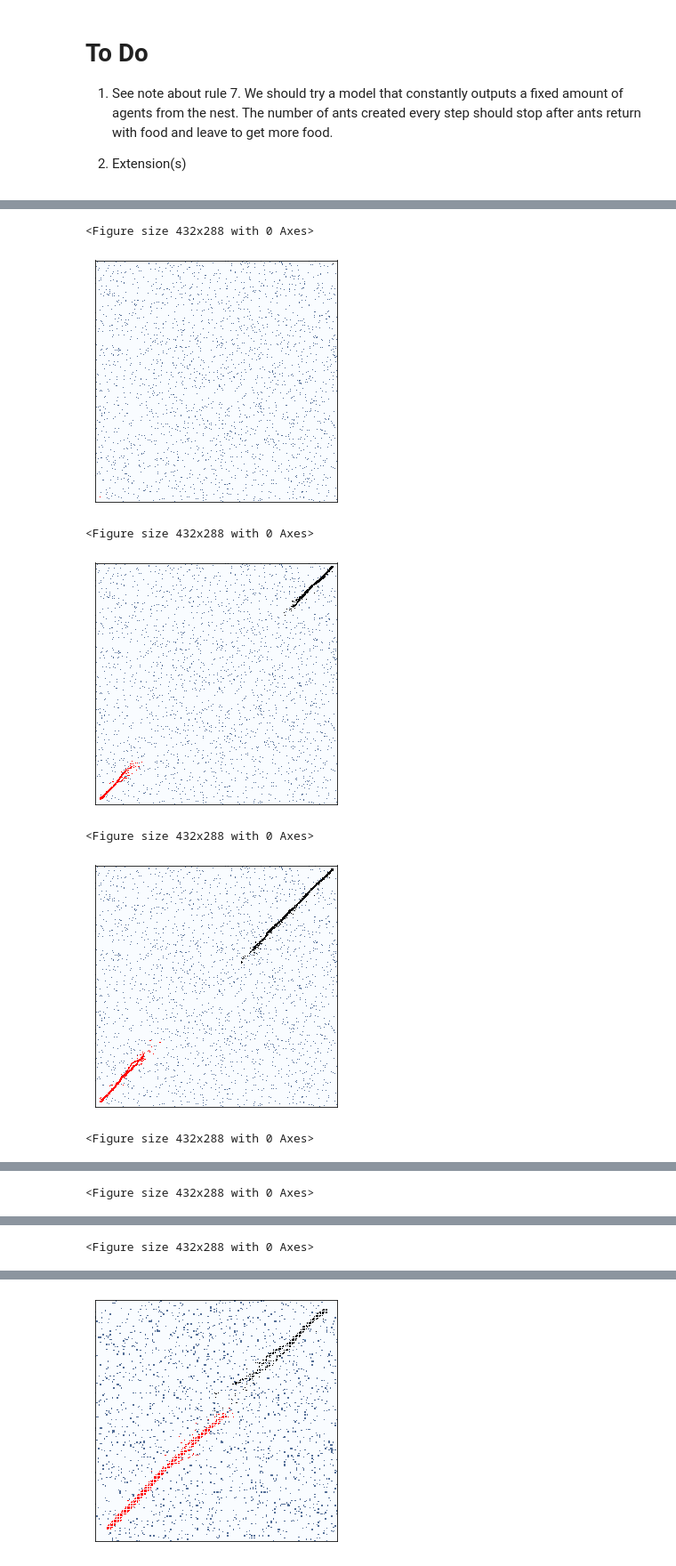
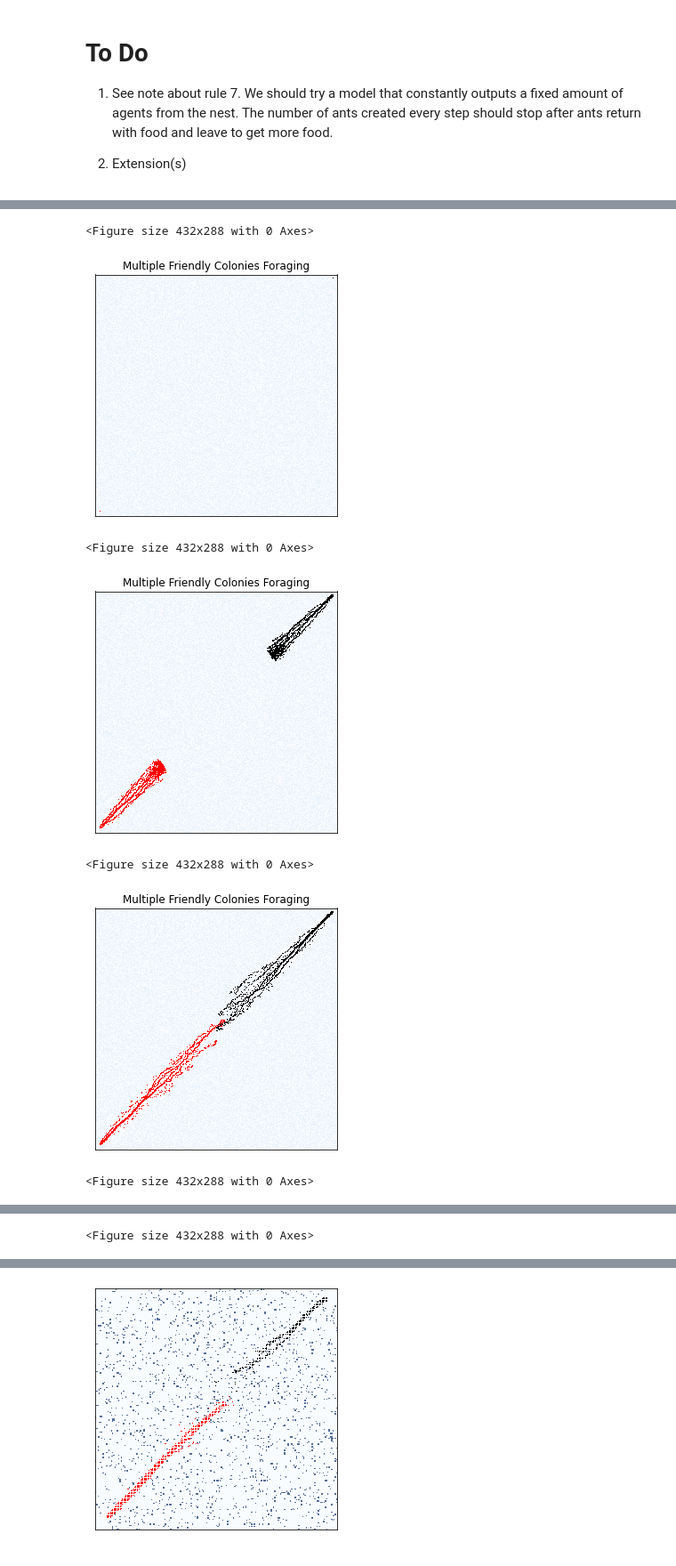
Before and after one commit to davidt315/ant_foraging_model, a Jupyter notebook: code/main_notebook.ipynb, the cells around one changed output, grey strips where cells are left out. Shown at 89% size. Drawn from its saved outputs; the diff is of its cells as text; code cells hidden in the pictures.

Commit message:
polished replication and report

```diff
--- a/code/main_notebook.ipynb
+++ b/code/main_notebook.ipynb
@@ -381,0 +393,19 @@ env.animate(100)
+# %%
+# replication with dense high concentrations of food
+env = Antscape(500, starting_ants=50, ants_per_cell=30, ants_per_step=10, starting_loc=(9,9), starting_dir='NE',
+               sigmoid_going=3, sigmoid_returning=1, nest_size=2000, p_foraging=.5, p_returning=40, p_decay=.95,
+               plimit=100, food_generation_prob=.99, food_capacity=400)
+# %%
+start = time.time()
+for i in range(1301):
+    env.step()
+    if (i == 500):
+        env.draw_verbose()
+        # plt.savefig('../reports/figures/replicationdense_500.png')
+    if (i == 1000):
+        env.draw_verbose()
+        # plt.savefig('../reports/figures/replicationdense_1000.png')
+    if (i == 1300):
+        env.draw_verbose()
+        # plt.savefig('../reports/figures/replicationdense_1300.png')
+time.time() - start
@@ -388,15 +427,15 @@ class TwoColonies(Cell2D):
         self.n = n
         # environment food capacity and probability of spawning variables
         self.food_capacity = params.get('food_capacity', 400)
-        self.food_generation_prob = params.get('food_generation_prob', 0.95)
+        self.food_generation_prob = params.get('food_generation_prob', 0.99)
         self.ants_per_cell = params.get('ants_per_cell', 10)
 
-        self.env1 = Antscape(n, starting_ants=20, ants_per_cell=self.ants_per_cell, ants_per_step=2, starting_loc=(9,9), starting_dir='NE',
-               sigmoid_offset=2, nest_size=2000, p_foraging=1, p_returning=5, p_decay=.95,
+        self.env1 = Antscape(n, starting_ants=200, ants_per_cell=self.ants_per_cell, ants_per_step=10, starting_loc=(9,9), starting_dir='NE',
+               sigmoid_going=3, sigmoid_returning=1, nest_size=3000, p_foraging=1, p_returning=10, p_decay=.95,
                plimit=100, food_generation_prob=self.food_generation_prob, food_capacity=self.food_capacity)
 
-        self.env2 = Antscape(n, starting_ants=20, ants_per_cell=self.ants_per_cell, ants_per_step=2, starting_loc=(self.n-9,self.n-9), starting_dir='SW',
-               sigmoid_offset=2, nest_size=2000, p_foraging=1, p_returning=5, p_decay=.95,
+        self.env2 = Antscape(n, starting_ants=200, ants_per_cell=self.ants_per_cell, ants_per_step=10, starting_loc=(self.n-9,self.n-9), starting_dir='SW',
+               sigmoid_going=3, sigmoid_returning=1, nest_size=3000, p_foraging=1, p_returning=10, p_decay=.95,
                plimit=100, food_generation_prob=self.food_generation_prob, food_capacity=self.food_capacity)
 
         self.array = self.make_env()
@@ -450,6 +489,7 @@ class TwoColonies(Cell2D):
     def draw(self):
         """Draws the cells."""
         plt.figure(figsize=(5,5))
+        plt.title('Multiple Friendly Colonies Foraging')
         draw_array(self.array, cmap='Blues', vmax=10, origin='lower')
         # draw occupied cells
         locs1 = [ant.loc for ant in self.env1.agents]
@@ -483,19 +523,19 @@ class TwoColonies(Cell2D):
         ys = rows + 0.5
         return xs, ys
 # %%
-multi = TwoColonies(500, food_capacity=100, food_generation_prob=0.97, ants_per_cell=5)
+multi = TwoColonies(500, food_capacity=1, food_generation_prob=0.5, ants_per_cell=10)
 # %%
-for i in range(10000):
+for i in range(2001):
     multi.step()
     if i%500 == 0:
         plt.figure()
         multi.draw()
-        plt.savefig('multiant' + str(i) + '.png')
+        plt.savefig('../reports/figures/multiant_' + str(i) + '.png')
 # %% [output]
 <Figure size 432x288 with 0 Axes>
-[figure, old version]
+[figure, new version]
 <Figure size 432x288 with 0 Axes>
-[figure, old version]
+[figure, new version]
 <Figure size 432x288 with 0 Axes>
-[figure, old version]
+[figure, new version]
 <Figure size 432x288 with 0 Axes>
@@ -505 +544,0 @@ for i in range(10000):
-<Figure size 432x288 with 0 Axes>
```
Also changed, not shown: parts of 10 cells of this notebook, 38 other files.
